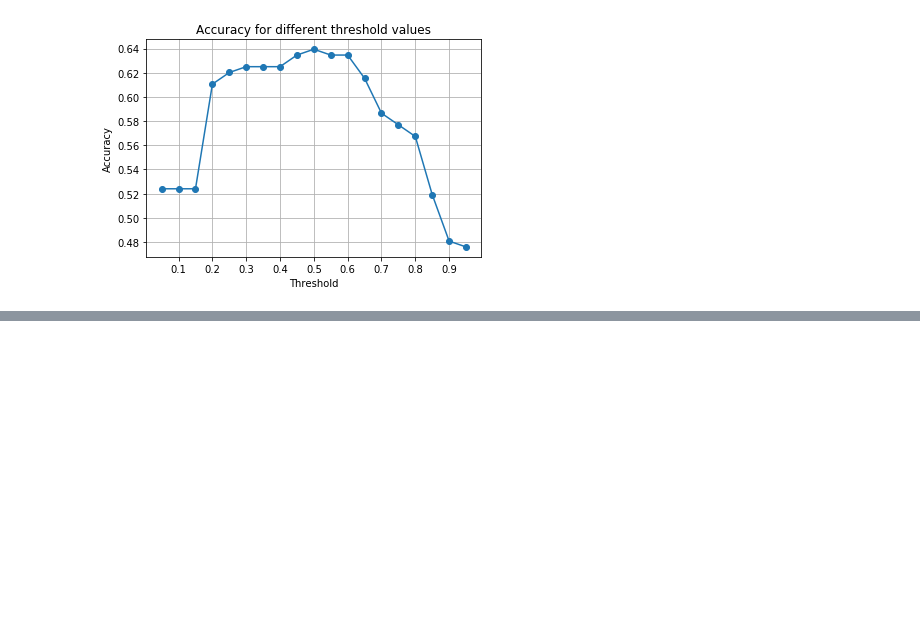
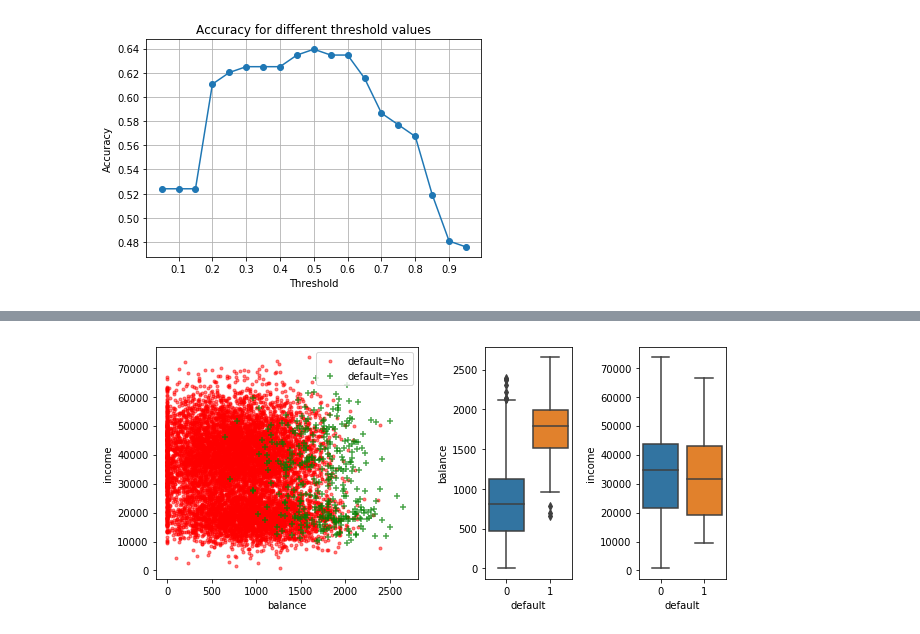
Before and after one commit to renero/uah, a Jupyter notebook: Logistic_regression.ipynb, the cells around one changed output, grey strips where cells are left out. Cells and saved outputs as stored; diff of their text form; code cells hidden in the pictures; blank space fills up the shorter version.

Commit message:
added the default example

```diff
--- a/Logistic_regression.ipynb
+++ b/Logistic_regression.ipynb
@@ -306,0 +323,3 @@ plt.show();
+# %%
+data = pd.read_csv('default.csv')
+data.head()
@@ -306,0 +335,4 @@ plt.show();
+# %%
+data.default = data.default.map({'No': 0, 'Yes': 1})
+data.student = data.student.map({'No': 0, 'Yes': 1})
+data.head()
@@ -306,0 +343,25 @@ plt.show();
+# %%
+fig = plt.figure(figsize=(9, 4))
+gs = gridspec.GridSpec(1, 3, width_ratios=[3, 1, 1])
+
+ax0 = plt.subplot(gs[0])
+ax0 = plt.scatter(data.balance[data.default==0],
+                  data.income[data.default==0],
+                  label='default=No',
+                  marker='.', c='red', alpha=0.5)
+ax0 = plt.scatter(data.balance[data.default==1],
+                  data.income[data.default==1],
+                  label='default=Yes',
+                  marker='+', c='green', alpha=0.7)
+ax0 = plt.xlabel('balance')
+ax0 = plt.ylabel('income')
+ax0 = plt.legend(loc='best')
+ax0 = plt.subplot(gs[1])
+ax1 = sns.boxplot(x="default", y="balance", data=data)
+ax0 = plt.subplot(gs[2])
+ax2 = sns.boxplot(x="default", y="income", data=data)
+
+plt.tight_layout()
+plt.show()
+# %% [output]
+[figure, added]
```
Also changed, not shown: parts of 10 cells of this notebook, 1 other file.
